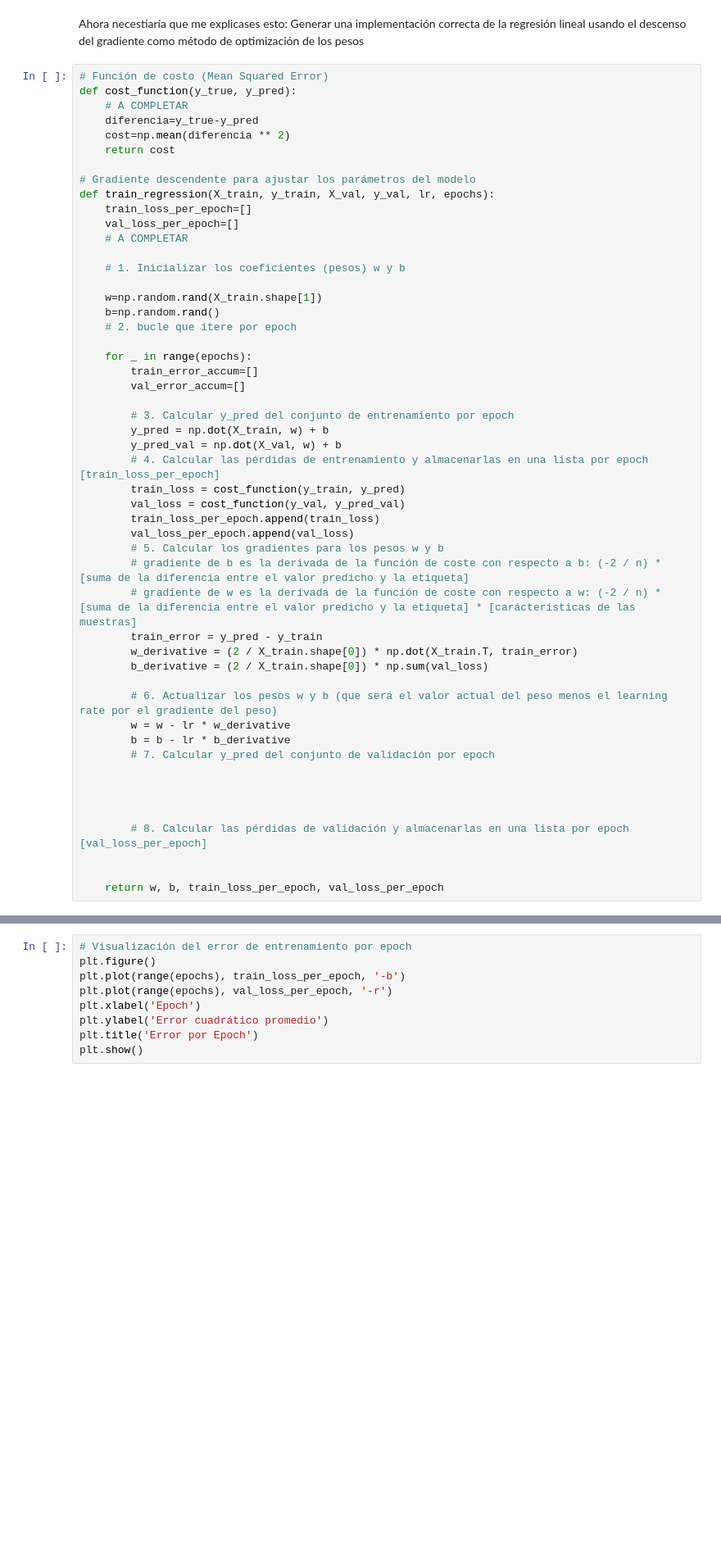
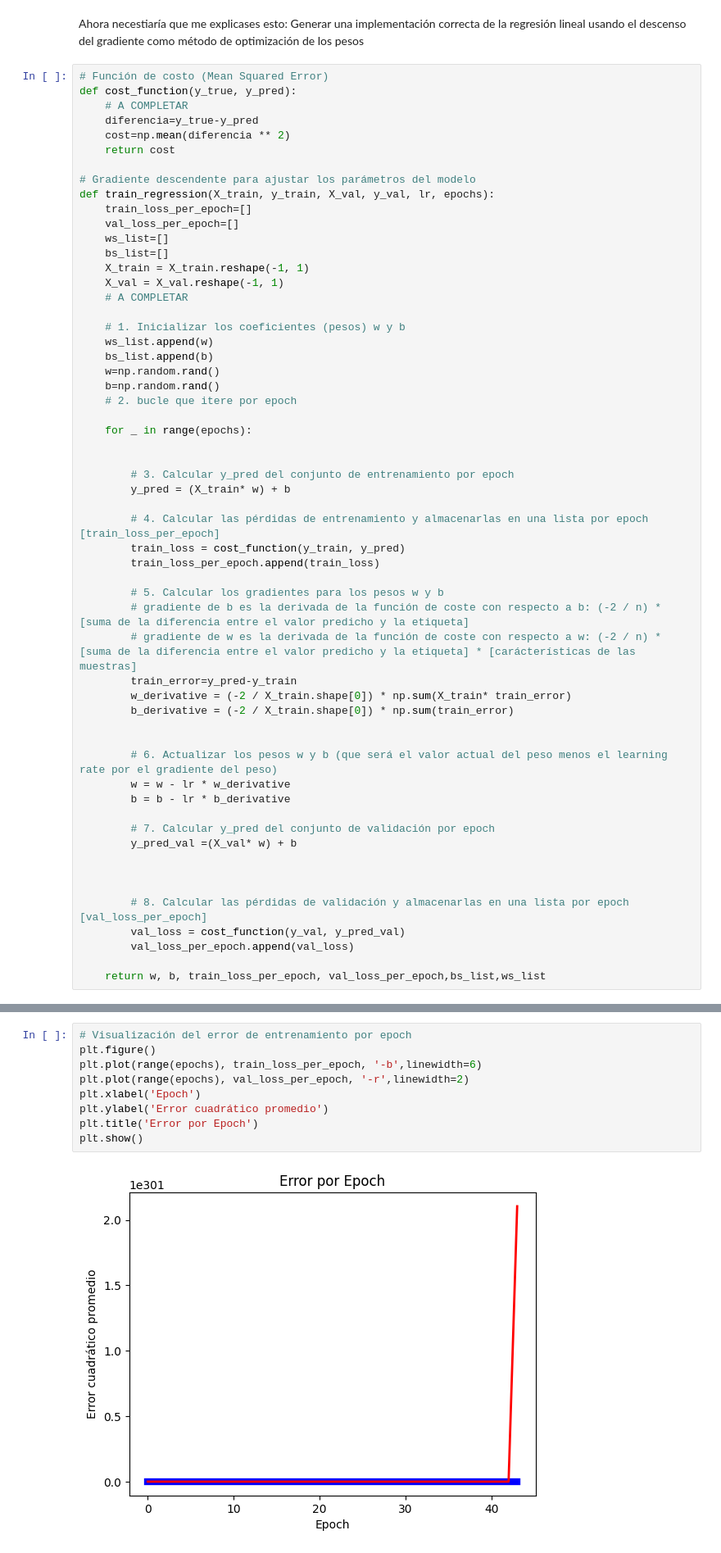
Before and after one commit to hugofmr/EDEM_MDA2324, a Jupyter notebook: Alumnos/ES/Josan_Rodrigo_Cortes/Machine_learning/EntregablesHechos/02_LinearRegressionImplementation (2).ipynb, the cells around one changed output, grey strips where cells are left out. Shown: that part at 82% size. Drawn from its saved outputs; the diff is of its cells as text; blank space fills up the shorter version.

```diff
--- a/Alumnos/ES/Josan_Rodrigo_Cortes/Machine_learning/EntregablesHechos/02_LinearRegressionImplementation (2).ipynb
+++ b/Alumnos/ES/Josan_Rodrigo_Cortes/Machine_learning/EntregablesHechos/02_LinearRegressionImplementation (2).ipynb
@@ -68,45 +75,51 @@ def cost_function(y_true, y_pred):
 def train_regression(X_train, y_train, X_val, y_val, lr, epochs):
     train_loss_per_epoch=[]
     val_loss_per_epoch=[]
+    ws_list=[]
+    bs_list=[]
+    X_train = X_train.reshape(-1, 1)
+    X_val = X_val.reshape(-1, 1)
     # A COMPLETAR
 
     # 1. Inicializar los coeficientes (pesos) w y b
-
-    w=np.random.rand(X_train.shape[1])
+    ws_list.append(w)
+    bs_list.append(b)
+    w=np.random.rand()
     b=np.random.rand()
     # 2. bucle que itere por epoch
 
     for _ in range(epochs):
-        train_error_accum=[]
-        val_error_accum=[]
+
 
         # 3. Calcular y_pred del conjunto de entrenamiento por epoch
-        y_pred = np.dot(X_train, w) + b
-        y_pred_val = np.dot(X_val, w) + b
+        y_pred = (X_train* w) + b
+
         # 4. Calcular las pérdidas de entrenamiento y almacenarlas en una lista por epoch [train_loss_per_epoch]
         train_loss = cost_function(y_train, y_pred)
-        val_loss = cost_function(y_val, y_pred_val)
         train_loss_per_epoch.append(train_loss)
-        val_loss_per_epoch.append(val_loss)
+
         # 5. Calcular los gradientes para los pesos w y b
         # gradiente de b es la derivada de la función de coste con respecto a b: (-2 / n) * [suma de la diferencia entre el valor predicho y la etiqueta]
         # gradiente de w es la derivada de la función de coste con respecto a w: (-2 / n) * [suma de la diferencia entre el valor predicho y la etiqueta] * [carácterísticas de las muestras]
-        train_error = y_pred - y_train
-        w_derivative = (2 / X_train.shape[0]) * np.dot(X_train.T, train_error)
-        b_derivative = (2 / X_train.shape[0]) * np.sum(val_loss)
+        train_error=y_pred-y_train
+        w_derivative = (-2 / X_train.shape[0]) * np.sum(X_train* train_error)
+        b_derivative = (-2 / X_train.shape[0]) * np.sum(train_error)
+
 
         # 6. Actualizar los pesos w y b (que será el valor actual del peso menos el learning rate por el gradiente del peso)
         w = w - lr * w_derivative
         b = b - lr * b_derivative
+
         # 7. Calcular y_pred del conjunto de validación por epoch
-
+        y_pred_val =(X_val* w) + b
 
 
 
         # 8. Calcular las pérdidas de validación y almacenarlas en una lista por epoch [val_loss_per_epoch]
+        val_loss = cost_function(y_val, y_pred_val)
+        val_loss_per_epoch.append(val_loss)
 
-
-    return w, b, train_loss_per_epoch, val_loss_per_epoch
+    return w, b, train_loss_per_epoch, val_loss_per_epoch,bs_list,ws_list
 # %%
 # Hiperparámetros
 lr = 0.01
@@ -119,11 +142,13 @@ IndexError: tuple index out of range
 # %%
 # Visualización del error de entrenamiento por epoch
 plt.figure()
-plt.plot(range(epochs), train_loss_per_epoch, '-b')
-plt.plot(range(epochs), val_loss_per_epoch, '-r')
+plt.plot(range(epochs), train_loss_per_epoch, '-b',linewidth=6)
+plt.plot(range(epochs), val_loss_per_epoch, '-r',linewidth=2)
 plt.xlabel('Epoch')
 plt.ylabel('Error cuadrático promedio')
 plt.title('Error por Epoch')
 plt.show()
+# %% [output]
+[figure, added]
 # %%
 # Realizar predicciones en test
```
Also changed, not shown: parts of 10 cells of this notebook.
